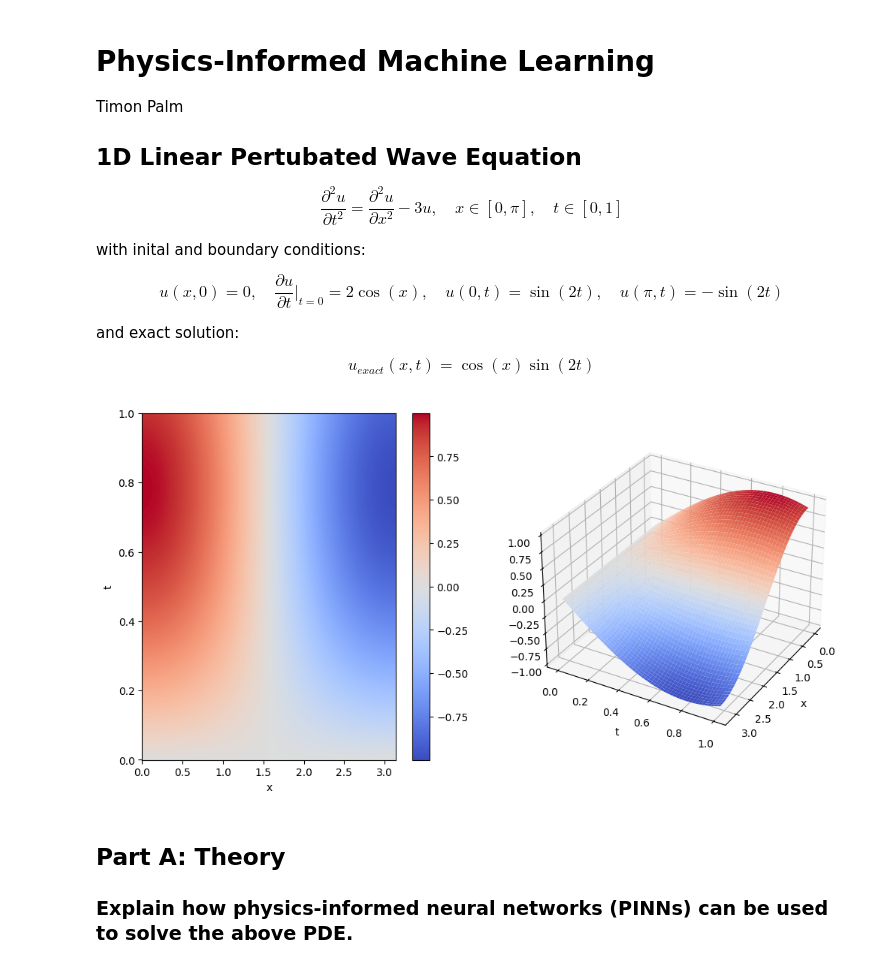
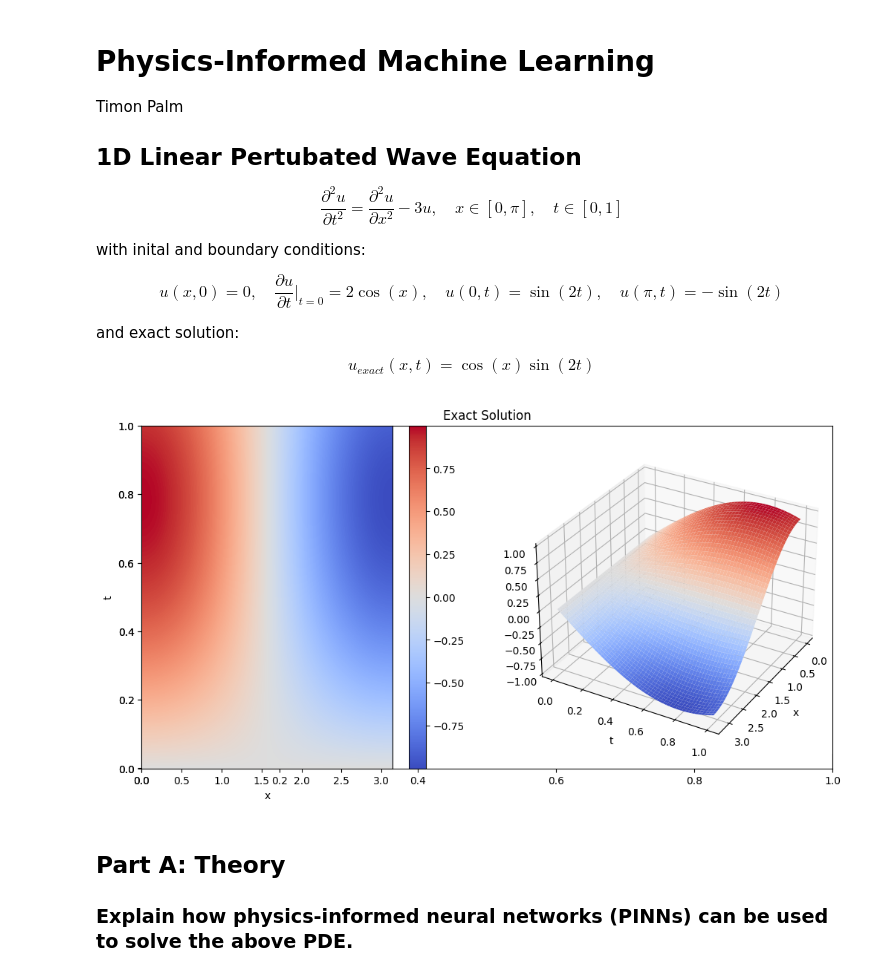
Before and after one commit to timonpalm/PINN-ML-Course, a Jupyter notebook: homework.ipynb, the cells around one changed output. Cells and saved outputs as stored; diff of their text form; code cells hidden in the pictures.

```diff
--- a/homework.ipynb
+++ b/homework.ipynb
@@ -24,28 +24,35 @@ def exact_solution(x, t):
 # %%
-x = np.linspace(0, np.pi, 1000)
-t = np.linspace(0, 1, 1000)
+def plot_function(U, X, T, title: str, sample_points: np.array=None):
+    fig = plt.figure(figsize=(12, 6))
+    plt.title(title)
+    ax = fig.add_subplot(121)
+    plt.xlabel("x")
+    plt.ylabel("t")
+    c = ax.pcolormesh(X, T, U, cmap="coolwarm")
+    fig.colorbar(c, ax=ax)
 
-X, T = np.meshgrid(x, t)
+    if sample_points is not None:
+        ax.scatter(sample_points[:, 0], sample_points[:, 1], color="black", alpha=0.5, s=2)
 
-U = exact_solution(X, T)
+    ax = fig.add_subplot(122, projection="3d")
+    ax.plot_surface(X, T, U, cmap="coolwarm")
+    ax.view_init(30, 30)
 
-fig = plt.figure(figsize=(12, 6))
-ax = fig.add_subplot(121)
-plt.xlabel('x')
-plt.ylabel('t')
-c = ax.pcolormesh(X, T, U, cmap='coolwarm')
-fig.colorbar(c, ax=ax)
+    plt.xlabel("x")
+    plt.ylabel("t")
 
-ax = fig.add_subplot(122, projection='3d')
-ax.plot_surface(X, T, U, cmap='coolwarm')
-ax.view_init(30, 30)
-
-plt.xlabel('x')
-plt.ylabel('t')
-
-plt.show()
+    plt.show()
-# %% [output]
-[figure, removed]
+# %%
+x = np.linspace(0, np.pi, 1000)
+t = np.linspace(0, 1, 1000)
+
+X, T = np.meshgrid(x, t)
+
+U = exact_solution(X, T)
+
+plot_function(U, X, T, "Exact Solution")
+# %% [output]
+[figure, added]
 # %% [markdown]
 ## Part A: Theory
 
```
Also changed, not shown: parts of 12 cells of this notebook.
